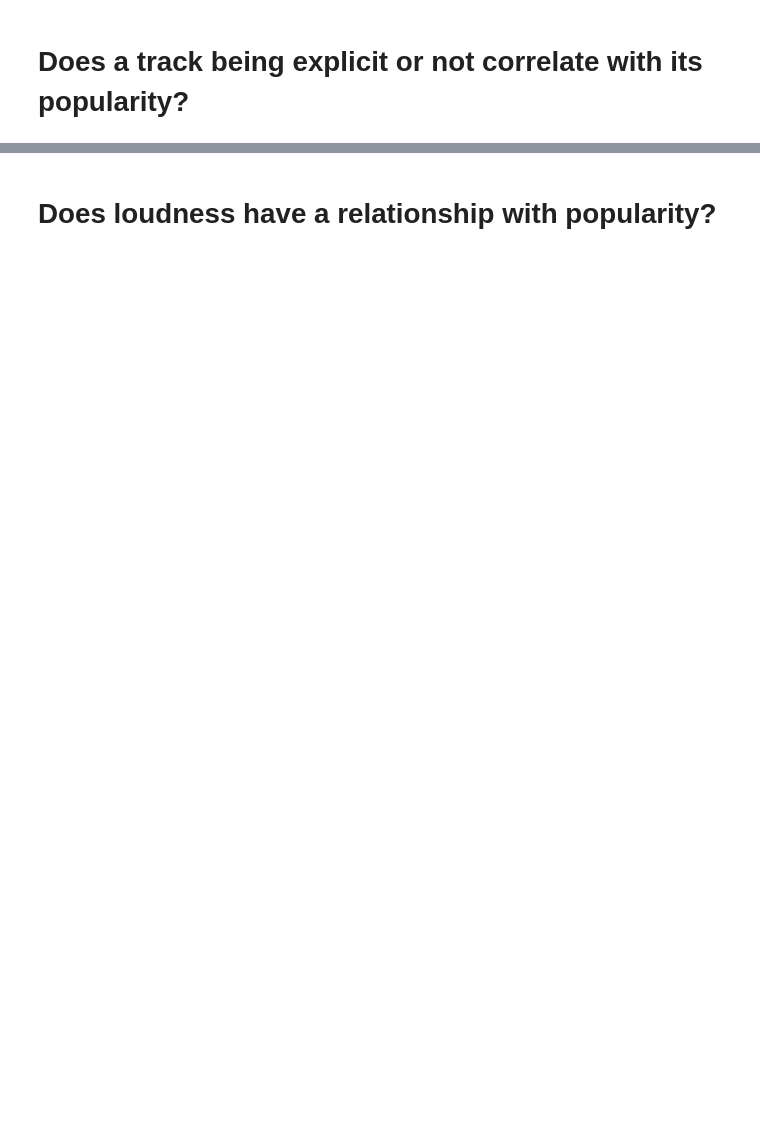
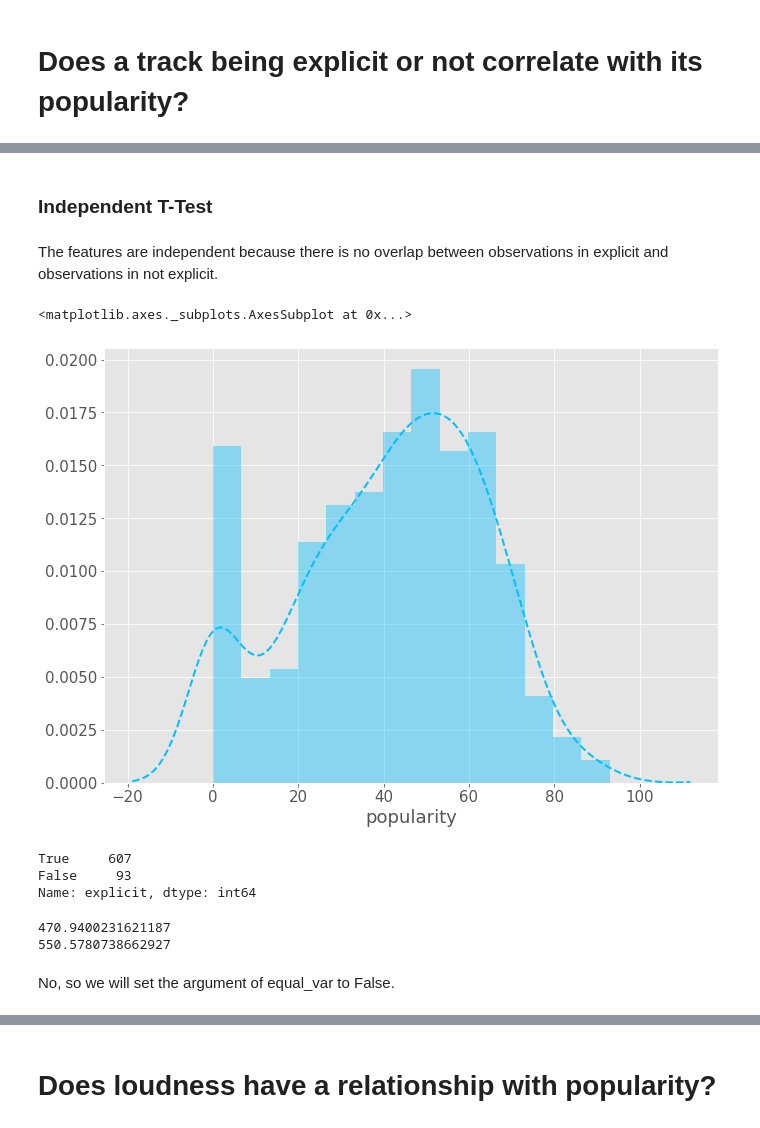
Before and after one commit to SpotiScryers/SpotiScry, a Jupyter notebook: kwame_explore.ipynb, the cells around one changed output, grey strips where cells are left out. Drawn from its saved outputs; the diff is of its cells as text; code cells hidden in the pictures; blank space fills up the shorter version.

```diff
--- a/kwame_explore.ipynb
+++ b/kwame_explore.ipynb
@@ -67,0 +81,28 @@ sns.catplot(x="e", y="total_bill", kind="swarm", data=tips)
+# %% [markdown]
+### Independent T-Test
+# %% [markdown]
+The features are independent because there is no overlap between observations in explicit and observations in not explicit.
+# %%
+# check for normal distribution
+sns.distplot(df.popularity)
+# %% [output]
+<matplotlib.axes._subplots.AxesSubplot at 0x...>
+[figure, added]
+# %%
+df.explicit.value_counts()
+# %% [output]
+True     607
+False     93
+Name: explicit, dtype: int64
+# %%
+# compare variances
+explicit_sample = df[df.explicit==True].popularity
+not_explicit_sample = df[df.explicit==False].popularity
+
+print(explicit_sample.var())
+print(not_explicit_sample.var())
+# %% [output]
+470.9400231621187
+550.5780738662927
+# %% [markdown]
+No, so we will set the argument of equal_var to False.
```
Also changed, not shown: parts of 17 cells of this notebook.
